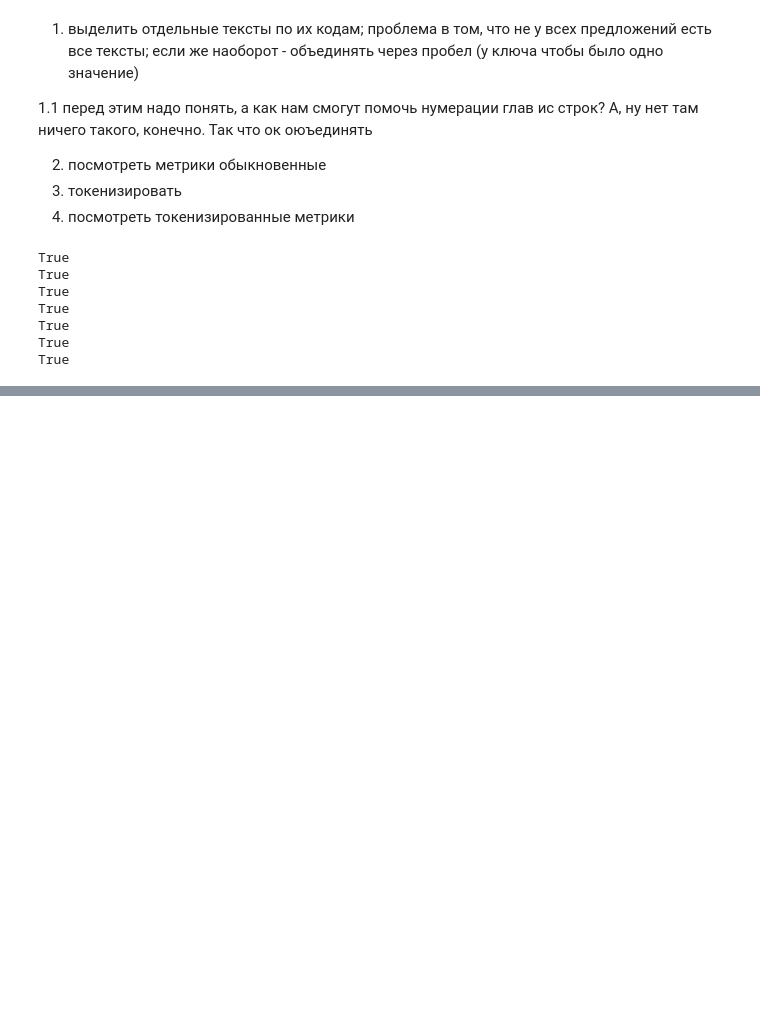
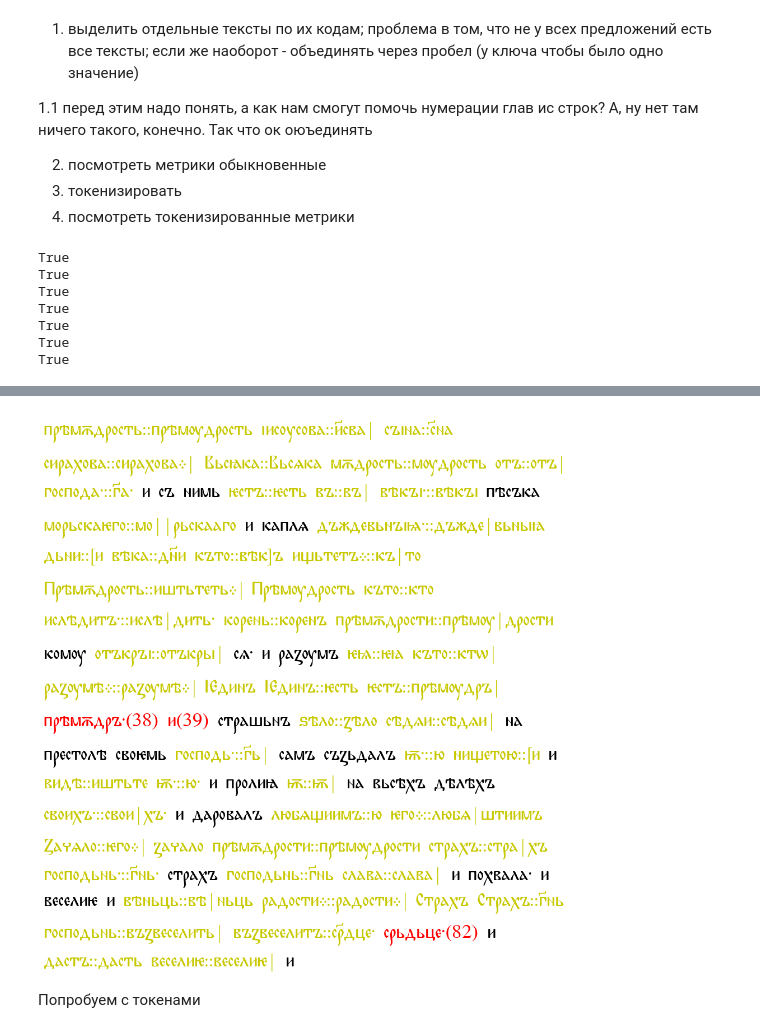
Before and after one commit to GlanceFromTheScreen/OldSlavicTextsCollision, a Jupyter notebook: Levenshtein.ipynb, the cells around one changed output, grey strips where cells are left out. Saved outputs shown, nothing was run; the diff lists cells and outputs as text; code cells hidden in the pictures; blank space fills up the shorter version.

Commit message:
slavic results separate

```diff
--- a/Levenshtein.ipynb
+++ b/Levenshtein.ipynb
@@ -705,0 +821,9 @@ data = get_metrics_matrices(
+# %%
+t1, t2 = highlight_changes_slavic(
+    dataset['O'],
+    dataset['I'],
+)
+print(t1)
+print()
+print(t2)
+print()
@@ -705,0 +834,9 @@ data = get_metrics_matrices(
+# %%
+import warnings
+warnings.filterwarnings("ignore", category=DeprecationWarning)
+
+printTextWithColors(t1, canvas_w=1000, canvas_h = 1000)
+# %% [output]
+[figure, added]
+# %% [markdown]
+Попробуем с токенами
```
Also changed, not shown: parts of 26 cells of this notebook, 1 other file.
